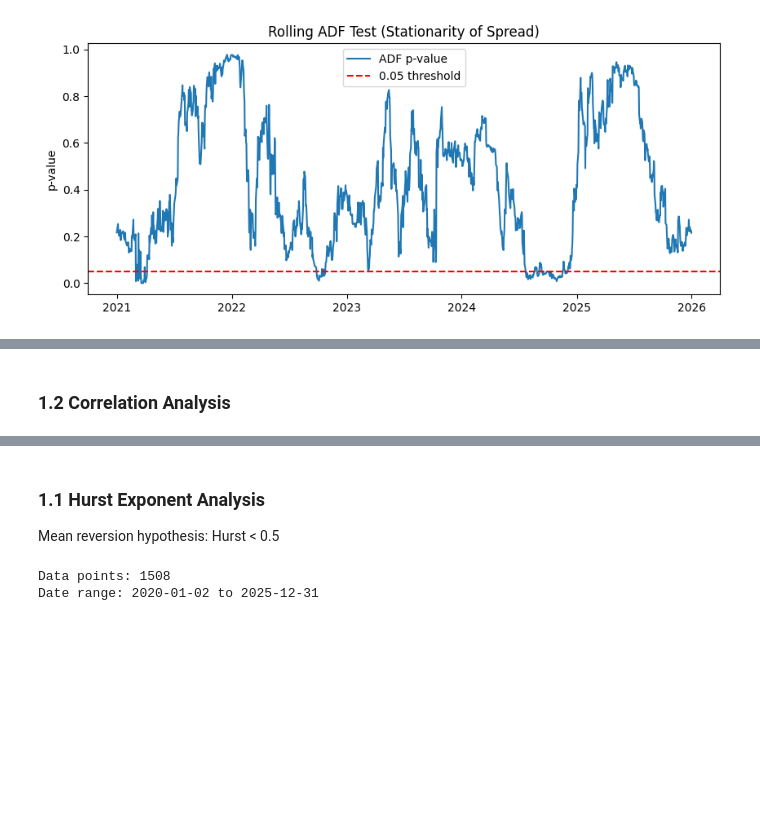
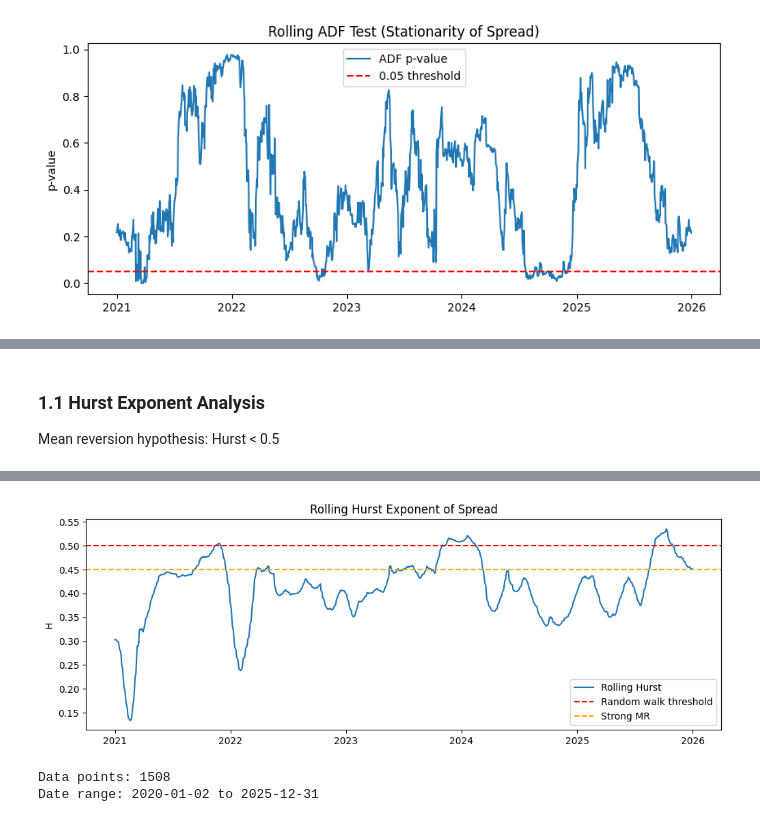
Before and after one commit to JustinLUk11880/A-Supervised-Machine-Learning-Pairs-Trading-Strategy-Classification-Model-, a Jupyter notebook: notebooks/02_feature_engineering.ipynb, the cells around one changed output, grey strips where cells are left out. Drawn from its saved outputs; the diff is of its cells as text; code cells hidden in the pictures; blank space fills up the shorter version.

Commit message:
Mark Hurst exponent complete — add implementation and notebook docs

```diff
--- a/notebooks/02_feature_engineering.ipynb
+++ b/notebooks/02_feature_engineering.ipynb
@@ -241,27 +205,57 @@ Interpretation:
 # %% [markdown]
-### 1.2 Correlation Analysis
+### 1.1 Hurst Exponent Analysis
+Mean reversion hypothesis: Hurst < 0.5
 # %%
-# Calculate spread
-spread = price1 - price2
+def hurst_exponent(ts, max_lag=100):
+    """
+    Estimate the Hurst exponent of a time series.
+    ts: array-like (spread)
+    """
+    ts = np.asarray(ts, dtype=float)
+    ts = ts[np.isfinite(ts)]
 
-# Calculate Hurst Exponent for spread
-hurst_spread = calculate_hurst_exponent(spread)
+    # lag is the time interval to analyze
+    lags = range(2, max_lag)
+    tau = [] # store the standard deviations of the differences in lags
 
-# Calculate Hurst for individual stocks (for reference)
-hurst_ko = calculate_hurst_exponent(price1)
-hurst_pep = calculate_hurst_exponent(price2)
+    for lag in lags:
+        diff = ts[lag:] - ts[:-lag] # difference with lag
+        tau.append(np.sqrt(np.var(diff))) # store in tau
 
-print("=" * 50)
-print("HURST EXPONENT ANALYSIS (Mean Reversion Test)")
-print("=" * 50)
-print(f"\nInterpretation:")
-print(f"  H < 0.5 → Mean Reverting (GOOD for pairs trading)")
-print(f"  H = 0.5 → Random Walk")
-print(f"  H > 0.5 → Trending (BAD for mean reversion)")
-print(f"\nResults:")
-print(f"  {ticker1} alone:        H = {hurst_ko:.4f} {'✓ Mean Reverting' if hurst_ko < 0.5 else '✗ Trending'}")
-print(f"  {ticker2} alone:        H = {hurst_pep:.4f} {'✓ Mean Reverting' if hurst_pep < 0.5 else '✗ Trending'}")
-print(f"  {ticker1}-{ticker2} Spread: H = {hurst_spread:.4f} {'✓ Mean Reverting' if hurst_spread < 0.5 else '✗ Trending'}")
-print(f"\n{'✓ SUCCESS' if hurst_spread < 0.5 else '✗ CONCERN'}: Spread shows {'mean reversion' if hurst_spread < 0.5 else 'trending'} behavior")
-print("=" * 50)
+    # tau(L) ∝ L^H
+    # log(tau) = H × log(L) + constant
+    # log-log regression
+    poly = np.polyfit(np.log(lags), np.log(tau), 1)
+    H = poly[0]
+
+    return H
+
+# compute the Hurst exponent of the spread
+H_full = hurst_exponent(spread.values, max_lag=100)
+print(f"Hurst exponent of the spread: {H_full:.4f}")
+
+# compute the Hurst exponent of the rolling spread
+window = 252
+rolling_H = []
+
+for i in range(window, len(spread)):
+    spread_window = spread.iloc[i-window:i]
+    H = hurst_exponent(spread_window.values, max_lag=50)
+    rolling_H.append(H)
+
+rolling_H = np.array(rolling_H)
+rolling_H_series = pd.Series(
+    rolling_H,
+    index=spread.index[window:]
+)
+
+# plotting the rolling Hurst exponent
+plt.figure(figsize=(12,4))
+plt.plot(rolling_H_series.index, rolling_H_series.values, label="Rolling Hurst")
+plt.axhline(0.5, color="red", linestyle="--", label="Random walk threshold")
+plt.axhline(0.45, color="orange", linestyle="--", label="Strong MR")
+plt.title("Rolling Hurst Exponent of Spread")
+plt.ylabel("H")
+plt.legend()
+plt.show()
 # %% [output]
@@ -284,6 +263,4 @@ Results:
+[figure, added]
-# %% [markdown]
-### 1.1 Hurst Exponent Analysis
-Mean reversion hypothesis: Hurst < 0.5
 # %%
 # Load price data
 ticker1 = 'KO'
```
Also changed, not shown: parts of 4 cells of this notebook, 1 other file.
